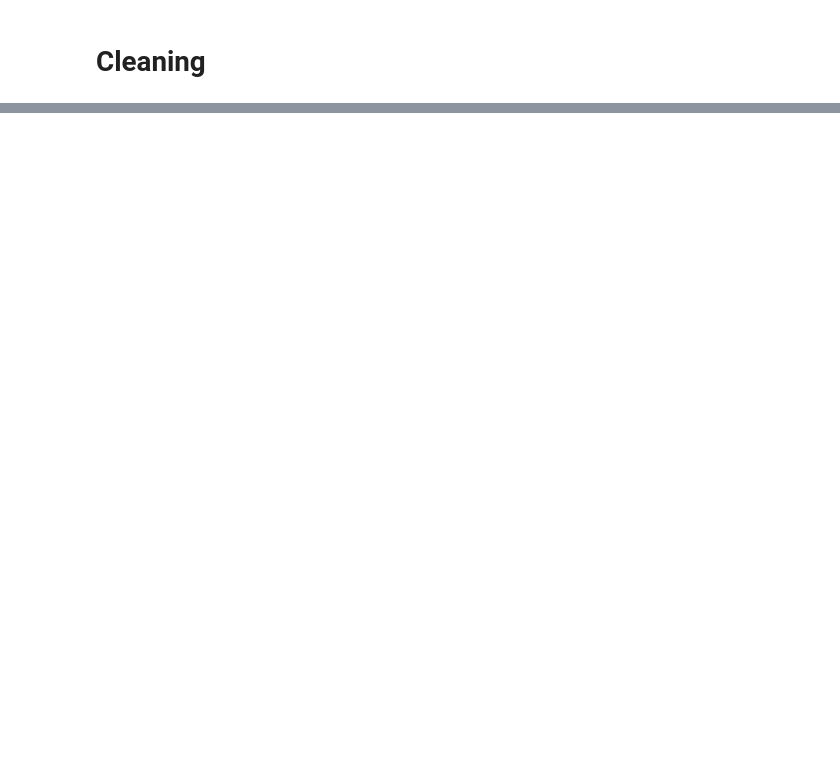
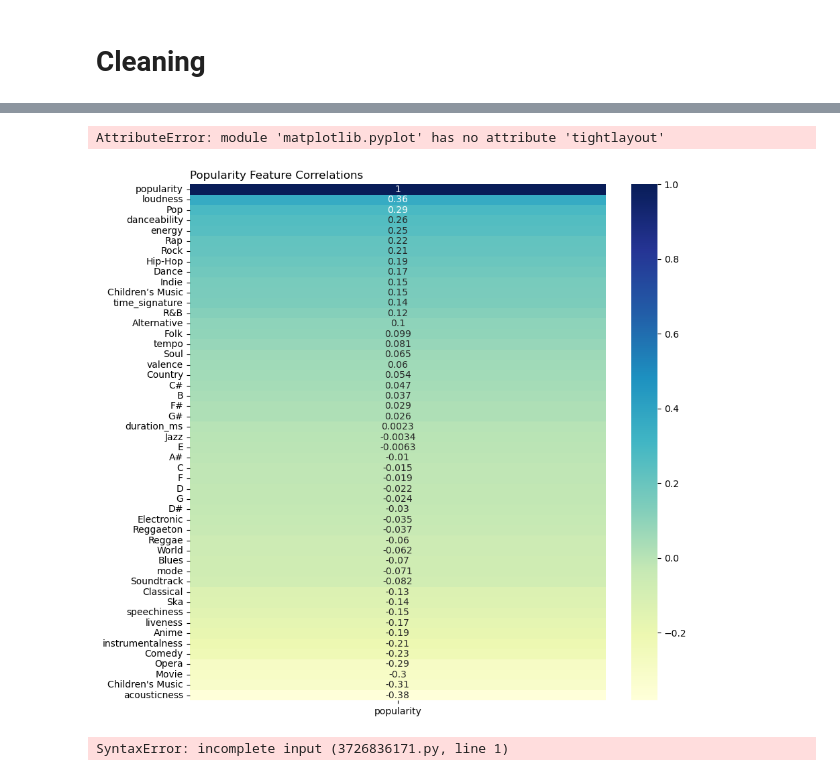
Before and after one commit to dillondiatlo/Team2, a Jupyter notebook: Dillon_Cleaning.ipynb, the cells around one changed output, grey strips where cells are left out. Saved outputs shown, nothing was run; the diff lists cells and outputs as text; code cells hidden in the pictures; blank space fills up the shorter version.

```diff
--- a/Dillon_Cleaning.ipynb
+++ b/Dillon_Cleaning.ipynb
@@ -44,0 +248,3 @@ df['PD_DESC'].nunique()
+# %%
+pop1 = df_numeric.corr()[['popularity']].sort_values(by='popularity', ascending = False)
+pop1
@@ -44,0 +269,13 @@ df['PD_DESC'].nunique()
+# %%
+plt.figure(figsize = (10,10))
+sns.heatmap(pop1, annot=True, cmap='YlGnBu');
+plt.title('Popularity Feature Correlations', loc='left');
+plt.tightlayout()
+plt.savefig('Spotify_Popul_Corrs.png')
+# %% [output]
+AttributeError: module 'matplotlib.pyplot' has no attribute 'tightlayout'
+[figure, added]
+# %%
+no_names = df.drop(columns=['artist_name', 'track_name']
+# %% [output]
+SyntaxError: incomplete input (3726836171.py, line 1)
```
Also changed, not shown: parts of 21 cells of this notebook, 10 other files.
